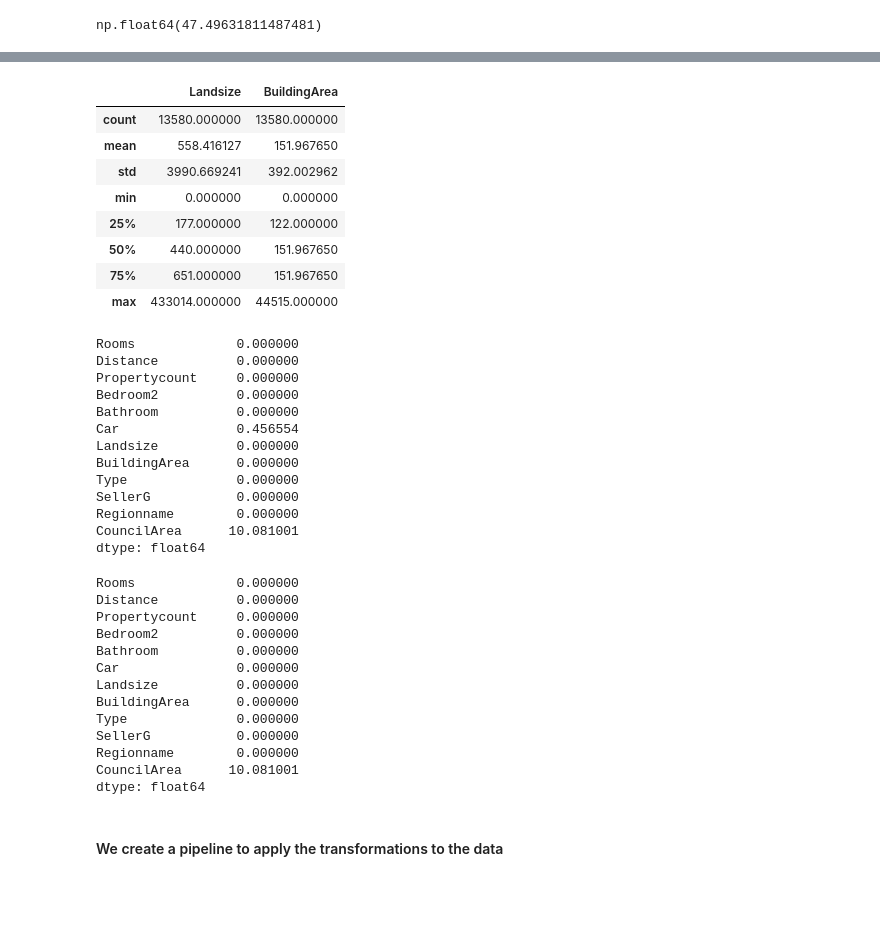
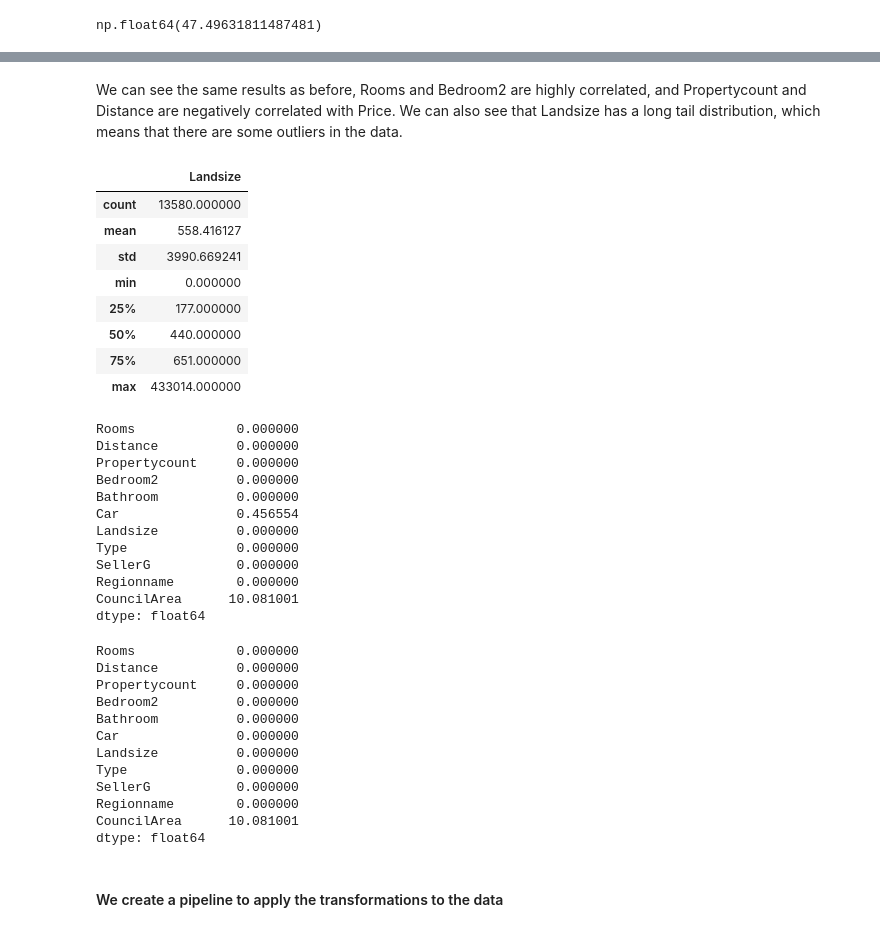
Before and after one commit to PLOTFINDER/aaa, a Jupyter notebook: main.ipynb, the cells around one changed output, grey strips where cells are left out. Cells and saved outputs as stored; diff of their text form; code cells hidden in the pictures; blank space fills up the shorter version.

```diff
--- a/main.ipynb
+++ b/main.ipynb
@@ -56,7 +60,9 @@ data["BuildingArea"].isna().mean() * 100
 np.float64(47.49631811487481)
 # %%
 # We can see that 47% of the values are missing, if we drop the rows with missing values we will lose a lot of data
-# We can use the mean value to fill the missing values
-data["BuildingArea"] = data["BuildingArea"].fillna(data["BuildingArea"].mean())
+# So we will remove the column
+data = data.drop(columns=["BuildingArea"])
+numerical_features.remove("BuildingArea")
+
 data.head()
 # %% [output]
@@ -69,14 +108,16 @@ data.head()
+# %% [markdown]
+We can see the same results as before, Rooms and Bedroom2 are highly correlated, and Propertycount and Distance are negatively correlated with Price. We can also see that Landsize has a long tail distribution, which means that there are some outliers in the data.
 # %%
-# Landsize and BuildingArea seem to have a long tail distribution
-data[["Landsize", "BuildingArea"]].describe()
+# Landsize seems to have a long tail distribution
+data[["Landsize"]].describe()
 # %% [output]
-|  | Landsize | BuildingArea |
-| count | 13580.000000 | 13580.000000 |
-| mean | 558.416127 | 151.967650 |
-| std | 3990.669241 | 392.002962 |
-| min | 0.000000 | 0.000000 |
-| 25% | 177.000000 | 122.000000 |
-| 50% | 440.000000 | 151.967650 |
-| 75% | 651.000000 | 151.967650 |
-| max | 433014.000000 | 44515.000000 |
+|  | Landsize |
+| count | 13580.000000 |
+| mean | 558.416127 |
+| std | 3990.669241 |
+| min | 0.000000 |
+| 25% | 177.000000 |
+| 50% | 440.000000 |
+| 75% | 651.000000 |
+| max | 433014.000000 |
 # %%
@@ -92,7 +133,6 @@ Bedroom2          0.000000
 Bathroom          0.000000
 Car               0.456554
 Landsize          0.000000
-BuildingArea      0.000000
 Type              0.000000
 SellerG           0.000000
 Regionname        0.000000
@@ -113,7 +153,6 @@ Bedroom2          0.000000
 Bathroom          0.000000
 Car               0.000000
 Landsize          0.000000
-BuildingArea      0.000000
 Type              0.000000
 SellerG           0.000000
 Regionname        0.000000
```
Also changed, not shown: parts of 17 cells of this notebook, 1 other file.
